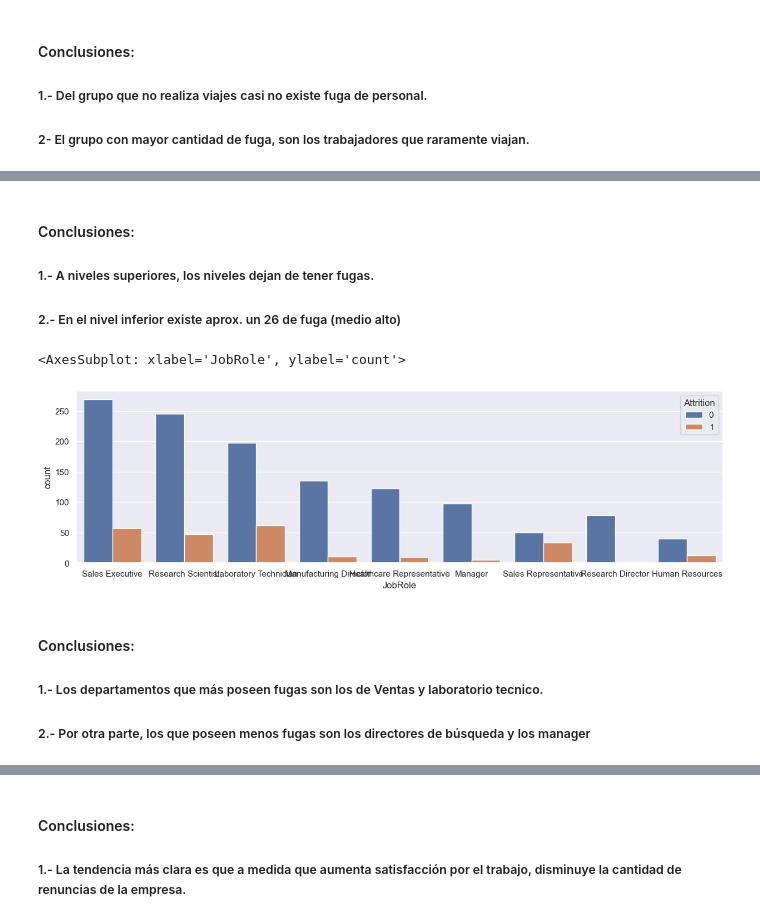
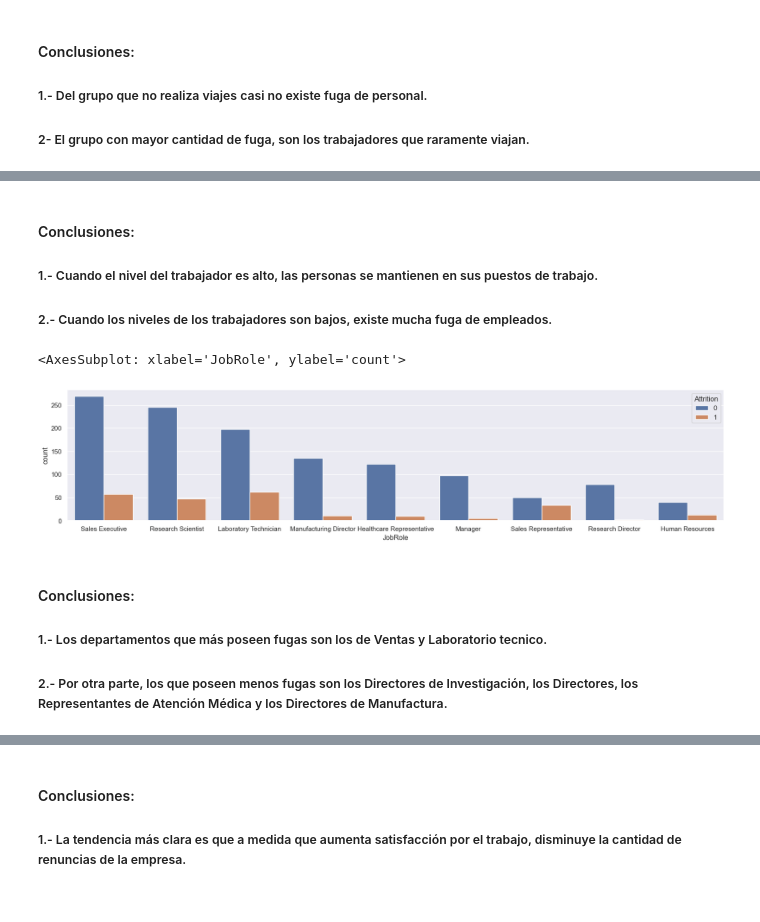
Before and after one commit to Dankoh224/portafolio, a Jupyter notebook: proyectos/01_proyecto_human_resources_data/proyecto_departamento_de_recursos_humanos.ipynb, the cells around one changed output, grey strips where cells are left out. Cells and saved outputs as stored; diff of their text form; code cells hidden in the pictures.

```diff
--- a/proyectos/01_proyecto_human_resources_data/proyecto_departamento_de_recursos_humanos.ipynb
+++ b/proyectos/01_proyecto_human_resources_data/proyecto_departamento_de_recursos_humanos.ipynb
@@ -518,19 +520,19 @@ sns.countplot(x = 'JobLevel', hue = 'Attrition', data = employee)
-# %% [markdown]
-#### Conclusiones:
-##### 1.- A niveles superiores, los niveles dejan de tener fugas.
-##### 2.- En el nivel inferior existe aprox. un 26 de fuga (medio alto)
+# %% [markdown]
+#### Conclusiones:
+##### 1.- Cuando el nivel del trabajador es alto, las personas se mantienen en sus puestos de trabajo.
+##### 2.- Cuando los niveles de los trabajadores son bajos, existe mucha fuga de empleados.
 # %%
 # Rol en el trabajo
 
-plt.figure(figsize = [15,4])
+plt.figure(figsize = [20,4])
 sns.countplot(x = 'JobRole', hue = 'Attrition', data = employee)
 # %% [output]
 <AxesSubplot: xlabel='JobRole', ylabel='count'>
-[figure, old version]
+[figure, new version]
 # %% [markdown]
 #### Conclusiones:
-##### 1.- Los departamentos que más poseen fugas son los de Ventas y laboratorio tecnico.
-##### 2.- Por otra parte, los que poseen menos fugas son los directores de búsqueda y los manager
+##### 1.- Los departamentos que más poseen fugas son los de Ventas y Laboratorio tecnico.
+##### 2.- Por otra parte, los que poseen menos fugas son los Directores de Investigación, los Directores, los Representantes de Atención Médica y los Directores de Manufactura.
 # %%
 # Satisfacción por el trabajo
 
```
Also changed, not shown: parts of 81 cells of this notebook, 2 other files.
